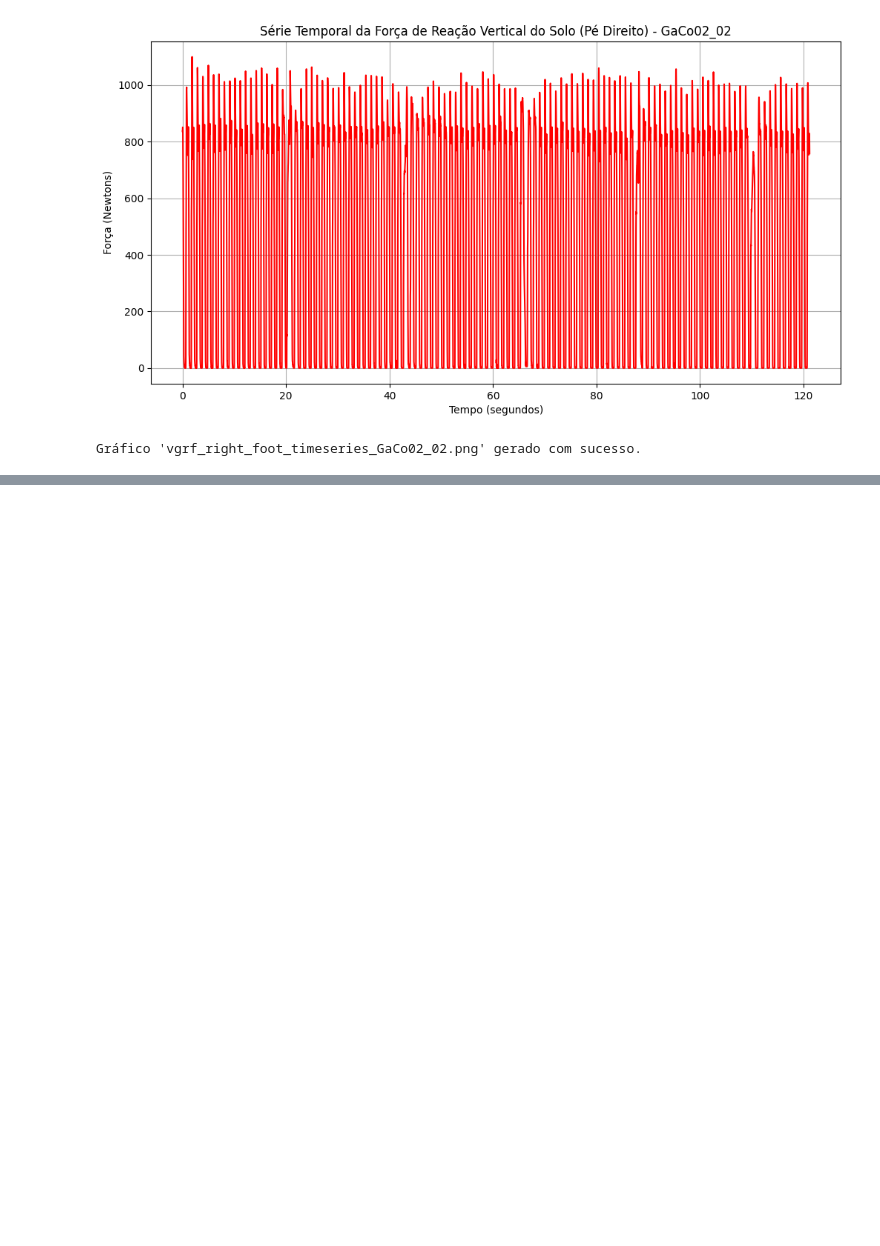
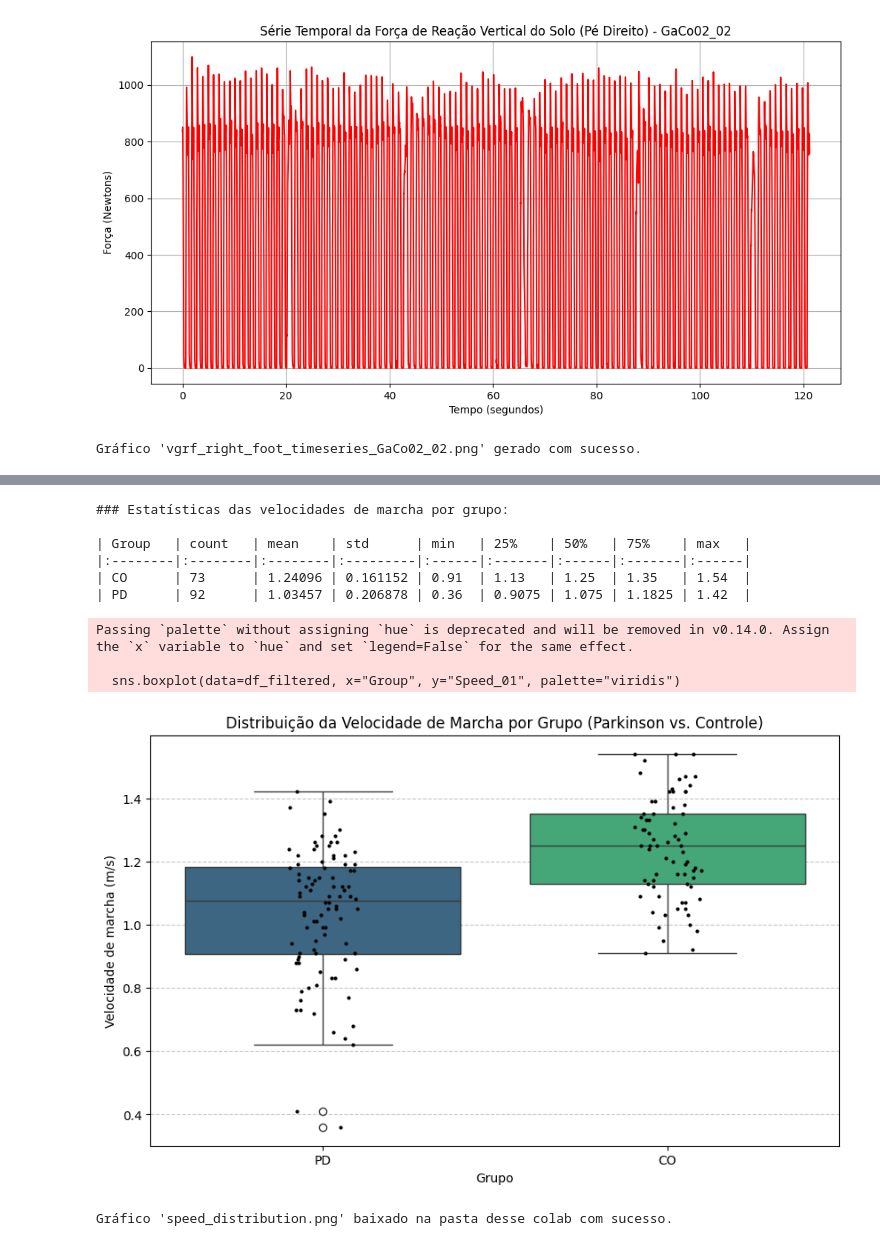
Before and after one commit to saraiva142/tcc, a Jupyter notebook: AnáliseExploratóriaTCC.ipynb, the cells around one changed output, grey strips where cells are left out. Saved outputs shown, nothing was run; the diff lists cells and outputs as text; code cells hidden in the pictures; blank space fills up the shorter version.

Commit message:
Comparação das velocidades de marcha entre os grupos de Parkinson e Controle

```diff
--- a/AnáliseExploratóriaTCC.ipynb
+++ b/AnáliseExploratóriaTCC.ipynb
@@ -245,0 +249,47 @@ Gráfico 'vgrf_right_foot_timeseries_GaCo02_02.png' gerado com sucesso.
+# %%
+import pandas as pd
+import matplotlib.pyplot as plt
+import seaborn as sns
+
+file_path = "physionet.org/files/gaitpdb/1.0.0/demographics.html"
+
+dfs = pd.read_html(file_path, header=0)
+
+df = dfs[0]
+
+df.rename(columns={'Speed_01 (m/sec)': 'Speed_01'}, inplace=True)
+
+#tratar p essa coluna de velocidade ser numérica para fazer as estatísticas
+df["Speed_01"] = pd.to_numeric(df["Speed_01"], errors='coerce')
+df.dropna(subset=["Speed_01"], inplace=True)
+
+#Pegar só os PD e Controles
+df_filtered = df[df['Group'].isin(['PD', 'CO'])]
+
+print("### Estatísticas das velocidades de marcha por grupo:\n")
+print(df_filtered.groupby("Group")["Speed_01"].describe().to_markdown(numalign="left", stralign="left"))
+
+plt.figure(figsize=(10, 6))
+sns.boxplot(data=df_filtered, x="Group", y="Speed_01", palette="viridis")
+sns.stripplot(data=df_filtered, x="Group", y="Speed_01", color="black", size=3, jitter=True)
+plt.title("Distribuição da Velocidade de Marcha por Grupo (Parkinson vs. Controle)")
+plt.xlabel("Grupo")
+plt.ylabel("Velocidade de marcha (m/s)")
+plt.grid(axis='y', linestyle='--', alpha=0.7)
+#plt.savefig("speed_distribution.png")
+print("\n")
+plt.show()
+#plt.close()
+print("Gráfico 'speed_distribution.png' baixado na pasta desse colab com sucesso.")
+# %% [output]
+### Estatísticas das velocidades de marcha por grupo:
+
+| Group   | count   | mean    | std      | min   | 25%    | 50%   | 75%    | max   |
+|:--------|:--------|:--------|:---------|:------|:-------|:------|:-------|:------|
+| CO      | 73      | 1.24096 | 0.161152 | 0.91  | 1.13   | 1.25  | 1.35   | 1.54  |
+| PD      | 92      | 1.03457 | 0.206878 | 0.36  | 0.9075 | 1.075 | 1.1825 | 1.42  |
+Passing `palette` without assigning `hue` is deprecated and will be removed in v0.14.0. Assign the `x` variable to `hue` and set `legend=False` for the same effect.
+
+  sns.boxplot(data=df_filtered, x="Group", y="Speed_01", palette="viridis")
+[figure, added]
+Gráfico 'speed_distribution.png' baixado na pasta desse colab com sucesso.
```
Also changed, not shown: parts of 3 cells of this notebook.
